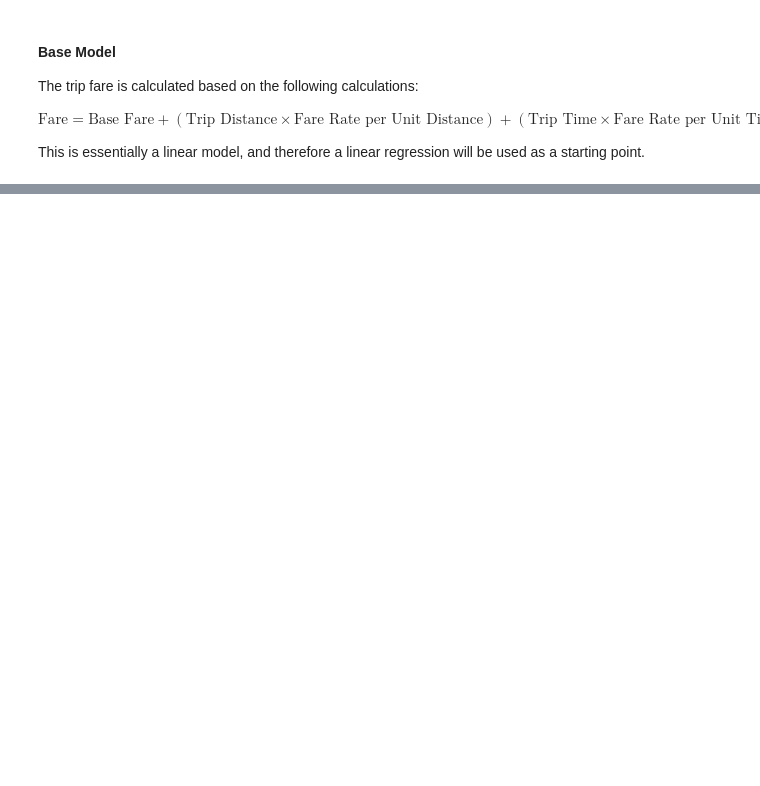
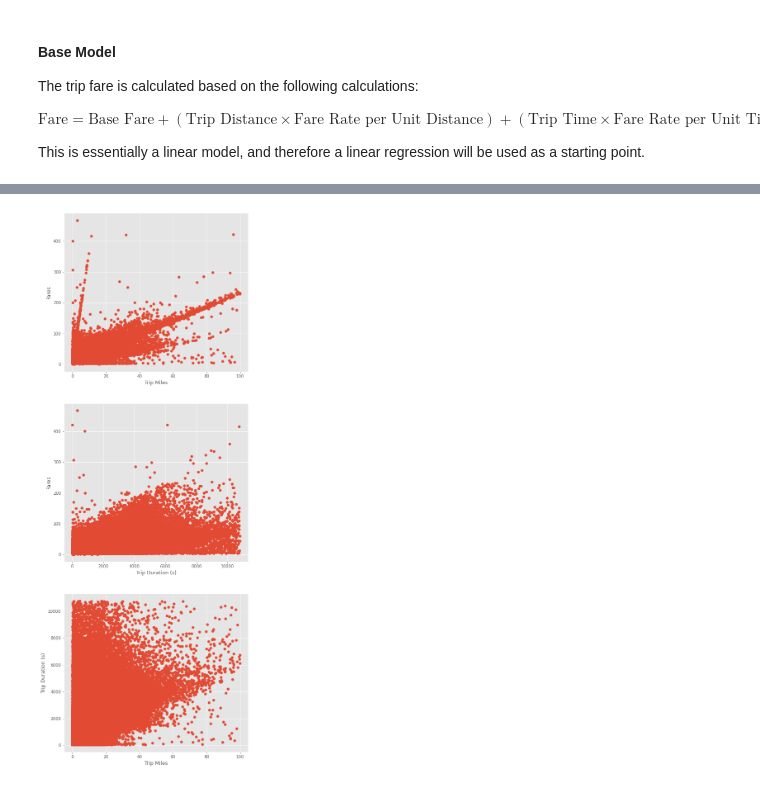
Before and after one commit to aloisiusStephen/ChicagoRideHailing, a Jupyter notebook: ChicagoRideHailing_PredictionModel.ipynb, the cells around one changed output, grey strips where cells are left out. Cells and saved outputs as stored; diff of their text form; code cells hidden in the pictures; blank space fills up the shorter version.

```diff
--- a/ChicagoRideHailing_PredictionModel.ipynb
+++ b/ChicagoRideHailing_PredictionModel.ipynb
@@ -149,0 +337,21 @@ from sklearn.linear_model import LinearRegression
+# %%
+
+# plot
+fig, axs = plt.subplots(3,1)
+fig.set_size_inches(8,24)
+
+axs[0].scatter(df_clean['Trip Miles'], df_clean['Fare'])
+axs[0].set_xlabel('Trip Miles')
+axs[0].set_ylabel('Fares')
+
+axs[1].scatter( df_clean['Trip Seconds'],df_clean['Fare'])
+axs[1].set_xlabel('Trip Duration (s)')
+axs[1].set_ylabel('Fares')
+
+axs[2].scatter(df_clean['Trip Miles'], df_clean['Trip Seconds'])
+axs[2].set_xlabel('Trip Miles')
+axs[2].set_ylabel('Trip Duration (s)')
+
+plt.show()
+# %% [output]
+[figure, added]
```
Also changed, not shown: parts of 13 cells of this notebook.
